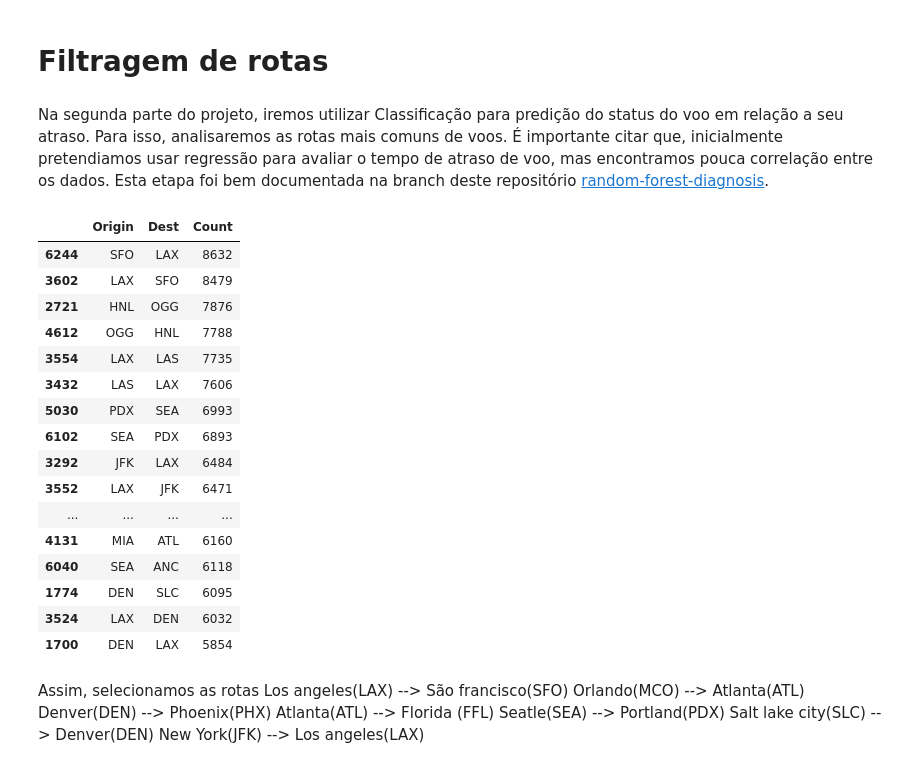
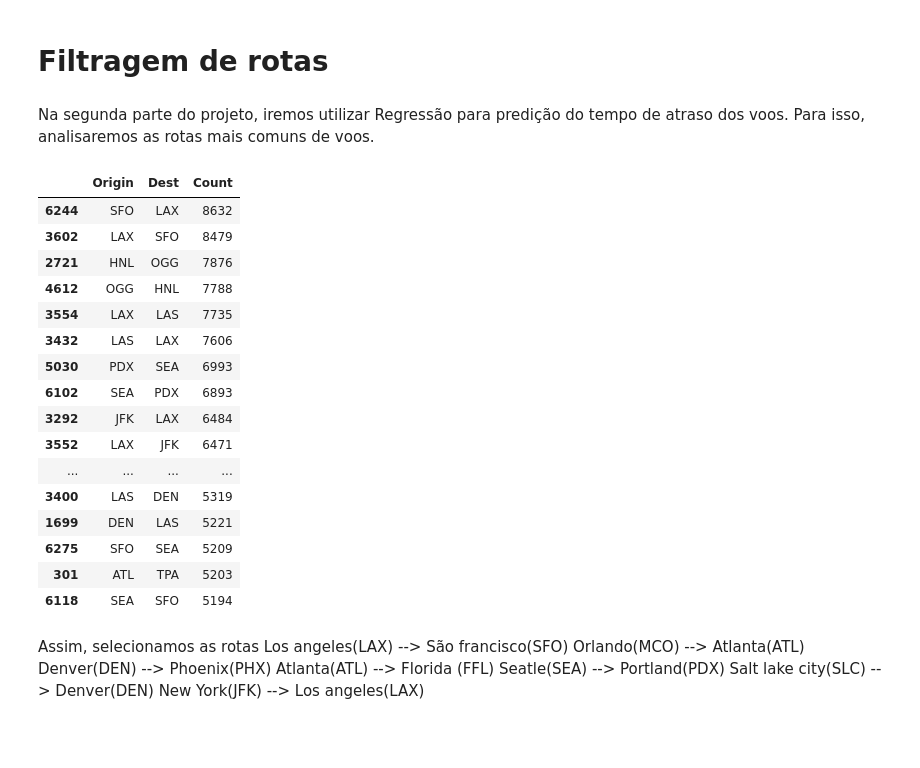
Before and after one commit to RodrigoBarbosaa/Flight_Delay_Prediction, a Jupyter notebook: voos.ipynb, the cells around one changed output. Cells and saved outputs as stored; diff of their text form; code cells hidden in the pictures; blank space fills up the shorter version.

```diff
--- a/voos.ipynb
+++ b/voos.ipynb
@@ -674,33 +674,33 @@ plt.show()
 # Início do projeto 2
 # %% [markdown]
 # Filtragem de rotas
-# %% [markdown]
-Na segunda parte do projeto, iremos
-utilizar Classificação para predição do status do voo em relação a seu atraso. Para isso, analisaremos as rotas mais comuns de voos. É importante citar que, inicialmente pretendiamos usar regressão para avaliar o tempo de atraso de voo, mas encontramos pouca correlação entre os dados. Esta etapa foi bem documentada na branch deste repositório [random-forest-diagnosis](https://github.com/RodrigoBarbosaa/Flight_Delay_Prediction/blob/random-forest-diagnosis/voos_branch.ipynb).
+# %% [markdown]
+Na segunda parte do projeto, iremos
+utilizar Regressão para predição do tempo de atraso dos voos. Para isso, analisaremos as rotas mais comuns de voos.
 # %%
 voos_por_origem_dest = df_voos_realizados.groupby(['Origin', 'Dest']).size().reset_index(name='Count')
 
 voos_por_origem_dest = voos_por_origem_dest.sort_values(by='Count', ascending=False)
 # %%
-voos_por_origem_dest.head(30)
+voos_por_origem_dest.head(50)
 # %% [output]
 |  | Origin | Dest | Count |
 | 6244 | SFO | LAX | 8632 |
 | 3602 | LAX | SFO | 8479 |
 | 2721 | HNL | OGG | 7876 |
 | 4612 | OGG | HNL | 7788 |
 | 3554 | LAX | LAS | 7735 |
 | 3432 | LAS | LAX | 7606 |
 | 5030 | PDX | SEA | 6993 |
 | 6102 | SEA | PDX | 6893 |
 | 3292 | JFK | LAX | 6484 |
 | 3552 | LAX | JFK | 6471 |
 | ... | ... | ... | ... |
-| 4131 | MIA | ATL | 6160 |
-| 6040 | SEA | ANC | 6118 |
-| 1774 | DEN | SLC | 6095 |
-| 3524 | LAX | DEN | 6032 |
-| 1700 | DEN | LAX | 5854 |
+| 3400 | LAS | DEN | 5319 |
+| 1699 | DEN | LAS | 5221 |
+| 6275 | SFO | SEA | 5209 |
+| 301 | ATL | TPA | 5203 |
+| 6118 | SEA | SFO | 5194 |
 # %% [markdown]
 Assim, selecionamos as rotas
 Los angeles(LAX) --> São francisco(SFO)
```
Also changed, not shown: parts of 32 cells of this notebook.
